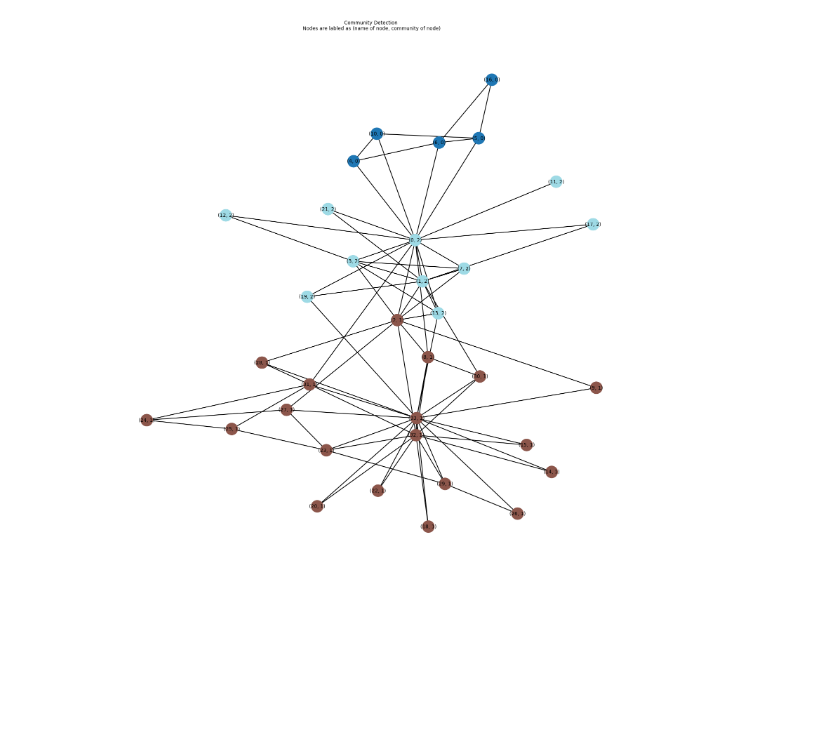
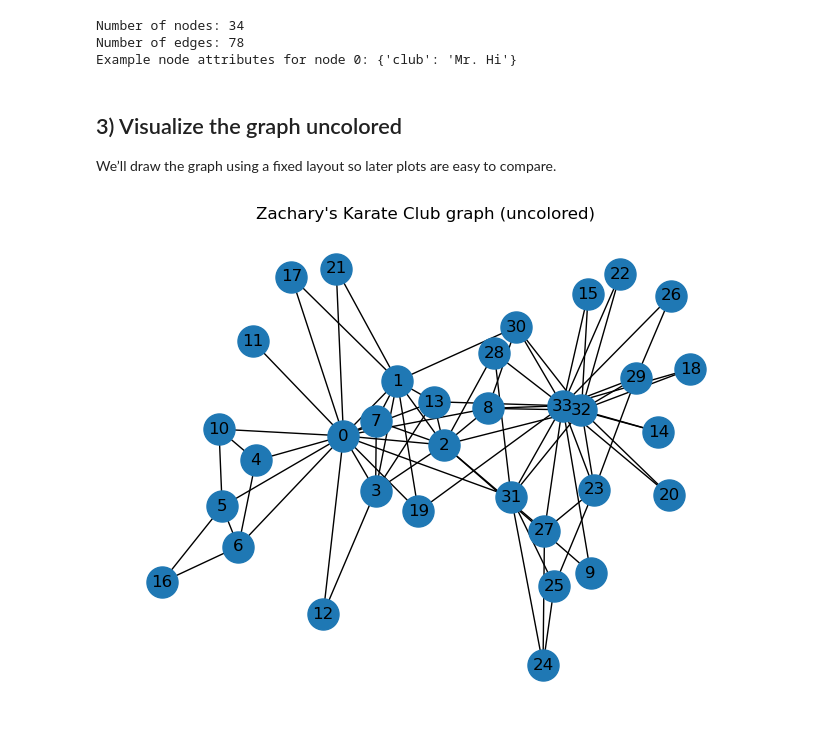
Before and after one commit to jonathanwoo17/INDE-577-F25, a Jupyter notebook: examples/unsupervised_learning/Community_Detection/Community_Detection.ipynb, the cells around one changed output. Drawn from its saved outputs; the diff is of its cells as text; code cells hidden in the pictures; blank space fills up the shorter version.

Commit message:
Added example for community detection

```diff
--- a/examples/unsupervised_learning/Community_Detection/Community_Detection.ipynb
+++ b/examples/unsupervised_learning/Community_Detection/Community_Detection.ipynb
@@ -113,28 +32,24 @@ vec: [0, 0, 0, 0, 2, 2, 2, 2, 1, 1, 1, 1, 3, 3, 3, 3, 4, 4, 4, 4, 5, 5, 5, 5, 6,
 # %%
 G = nx.karate_club_graph()
-V= G.nodes
+V = G.nodes
 E = G.edges
-
-lp = community_detection(vertices=V , edges=E , max_iters=50, epsilon=0.01)
-final_labels = lp.run(seed=42)
-communities = lp.get_communities()
-vec = lp.get_label_vector()
-
-plt.figure(figsize=(20, 20))
-dict = {v: vec[i] for i, v in enumerate(V)}
-pos = nx.spring_layout(G)
-nx.draw_networkx_nodes(
-    G,
-    pos,
-    node_color=list(dict.values()),
-    cmap="tab20",
-    node_size=600
-)
-nx.draw_networkx_edges(G, pos, width=1.5)
-labels = {v: f"({v}, {dict[v]})" for v in V}
-nx.draw_networkx_labels(G, pos, labels, font_size=10)
-plt.title("Community Detection \nNodes are labled as (name of node, community of node)", fontsize=10)
-plt.axis("off")
-plt.show()
+print("Number of nodes:", G.number_of_nodes())
+print("Number of edges:", G.number_of_edges())
+print("Example node attributes for node 0:", G.nodes[0])
 # %% [output]
-[figure, removed]
+Number of nodes: 34
+Number of edges: 78
+Example node attributes for node 0: {'club': 'Mr. Hi'}
+# %% [markdown]
+## 3)  Visualize the graph uncolored
+
+We’ll draw the graph using a fixed layout so later plots are easy to compare.
+# %%
+pos = nx.spring_layout(G, seed=7)  # fixed seed so the layout is stable across runs
+
+plt.figure()
+nx.draw(G, pos, with_labels=True, node_size=500)
+plt.title("Zachary's Karate Club graph (uncolored)")
+plt.show()
+# %% [output]
+[figure, added]
```
Also changed, not shown: parts of 26 cells of this notebook, 1 other file.
